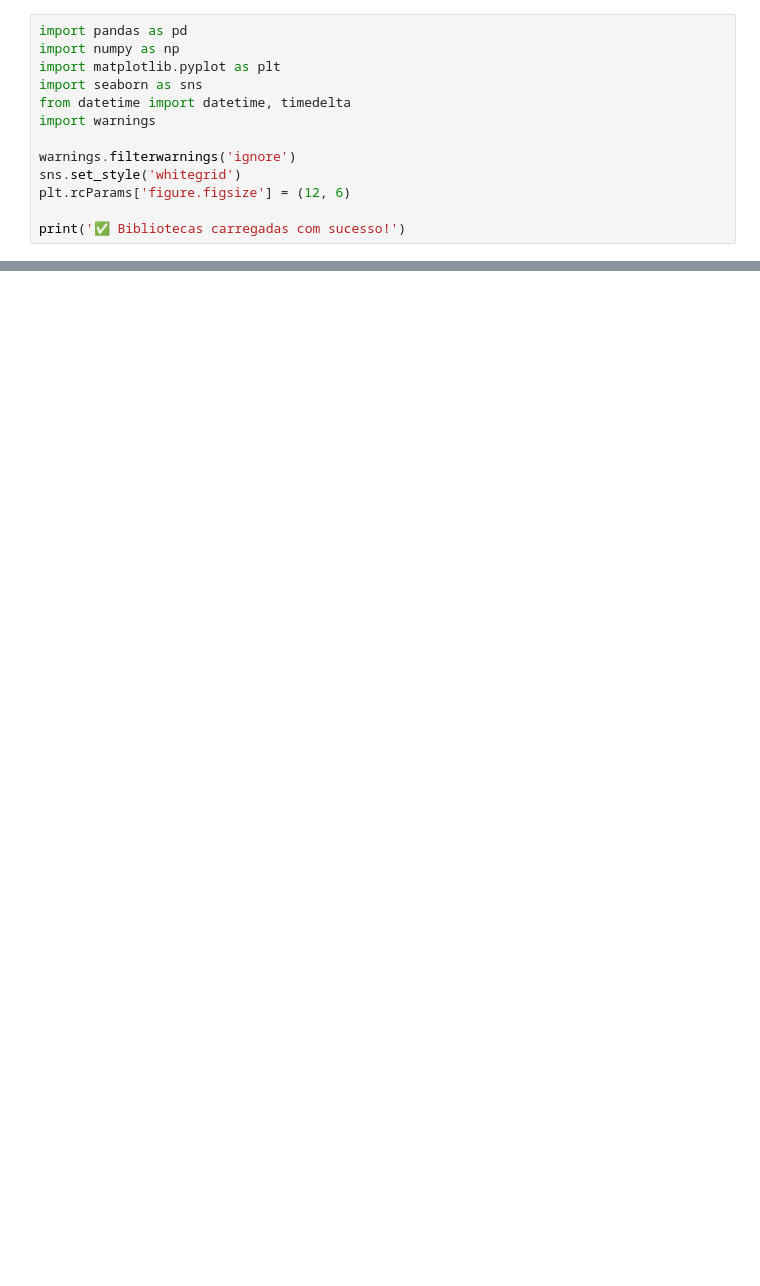
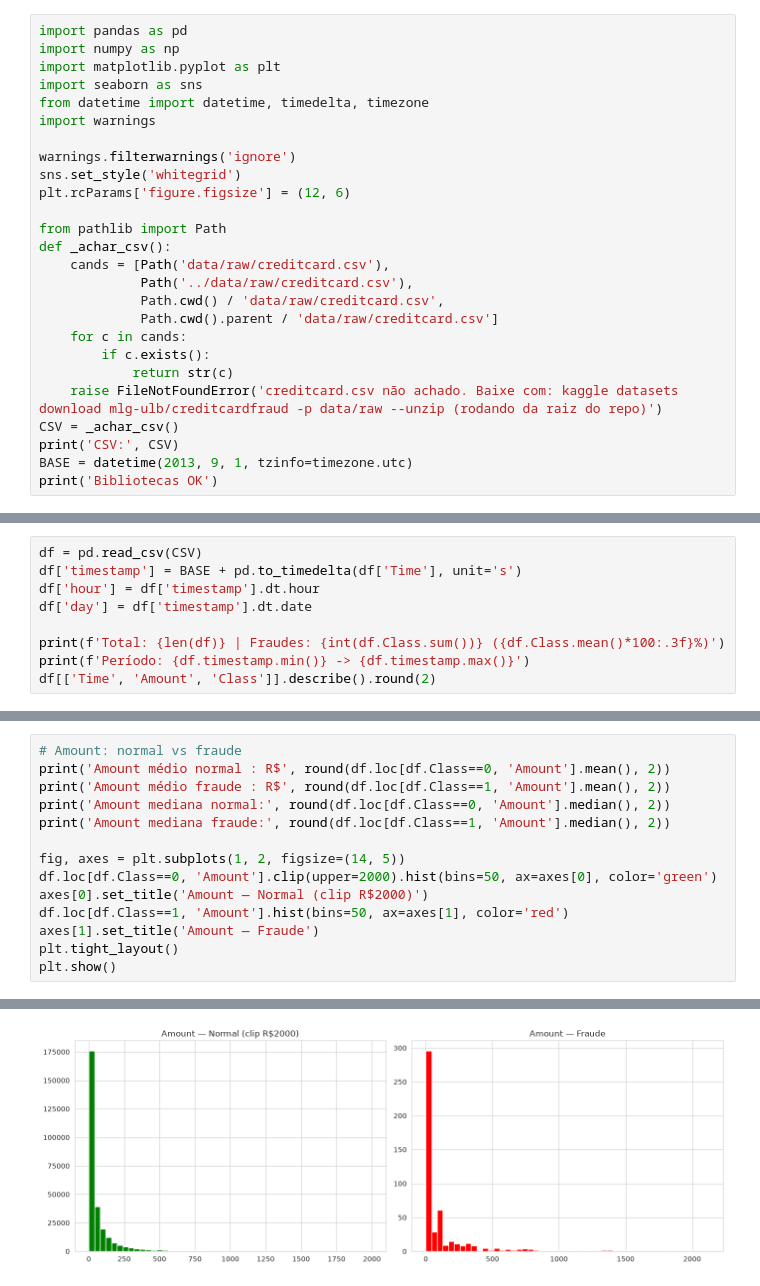
Before and after one commit to DrkCde15/Pipeline-Streaming-Frauds, a Jupyter notebook: notebooks/01_analise_fraudes.ipynb, the cells around one changed output, grey strips where cells are left out. Saved outputs shown, nothing was run; the diff lists cells and outputs as text; blank space fills up the shorter version.

```diff
--- a/notebooks/01_analise_fraudes.ipynb
+++ b/notebooks/01_analise_fraudes.ipynb
@@ -7,11 +9,24 @@ import pandas as pd
 import numpy as np
 import matplotlib.pyplot as plt
 import seaborn as sns
-from datetime import datetime, timedelta
+from datetime import datetime, timedelta, timezone
 import warnings
 
 warnings.filterwarnings('ignore')
 sns.set_style('whitegrid')
 plt.rcParams['figure.figsize'] = (12, 6)
 
-print('✅ Bibliotecas carregadas com sucesso!')
+from pathlib import Path
+def _achar_csv():
+    cands = [Path('data/raw/creditcard.csv'),
+             Path('../data/raw/creditcard.csv'),
+             Path.cwd() / 'data/raw/creditcard.csv',
+             Path.cwd().parent / 'data/raw/creditcard.csv']
+    for c in cands:
+        if c.exists():
+            return str(c)
+    raise FileNotFoundError('creditcard.csv não achado. Baixe com: kaggle datasets download mlg-ulb/creditcardfraud -p data/raw --unzip (rodando da raiz do repo)')
+CSV = _achar_csv()
+print('CSV:', CSV)
+BASE = datetime(2013, 9, 1, tzinfo=timezone.utc)
+print('Bibliotecas OK')
@@ -80,0 +38,9 @@ plt.show()
+# %%
+df = pd.read_csv(CSV)
+df['timestamp'] = BASE + pd.to_timedelta(df['Time'], unit='s')
+df['hour'] = df['timestamp'].dt.hour
+df['day'] = df['timestamp'].dt.date
+
+print(f'Total: {len(df)} | Fraudes: {int(df.Class.sum())} ({df.Class.mean()*100:.3f}%)')
+print(f'Período: {df.timestamp.min()} -> {df.timestamp.max()}')
+df[['Time', 'Amount', 'Class']].describe().round(2)
@@ -80,0 +59,15 @@ plt.show()
+# %%
+# Amount: normal vs fraude
+print('Amount médio normal : R$', round(df.loc[df.Class==0, 'Amount'].mean(), 2))
+print('Amount médio fraude : R$', round(df.loc[df.Class==1, 'Amount'].mean(), 2))
+print('Amount mediana normal:', round(df.loc[df.Class==0, 'Amount'].median(), 2))
+print('Amount mediana fraude:', round(df.loc[df.Class==1, 'Amount'].median(), 2))
+
+fig, axes = plt.subplots(1, 2, figsize=(14, 5))
+df.loc[df.Class==0, 'Amount'].clip(upper=2000).hist(bins=50, ax=axes[0], color='green')
+axes[0].set_title('Amount — Normal (clip R$2000)')
+df.loc[df.Class==1, 'Amount'].hist(bins=50, ax=axes[1], color='red')
+axes[1].set_title('Amount — Fraude')
+plt.tight_layout()
+plt.show()
+# %% [output]
@@ -80,0 +78 @@ plt.show()
+[figure, added]
```
Also changed, not shown: parts of 23 cells of this notebook, 15 other files.
